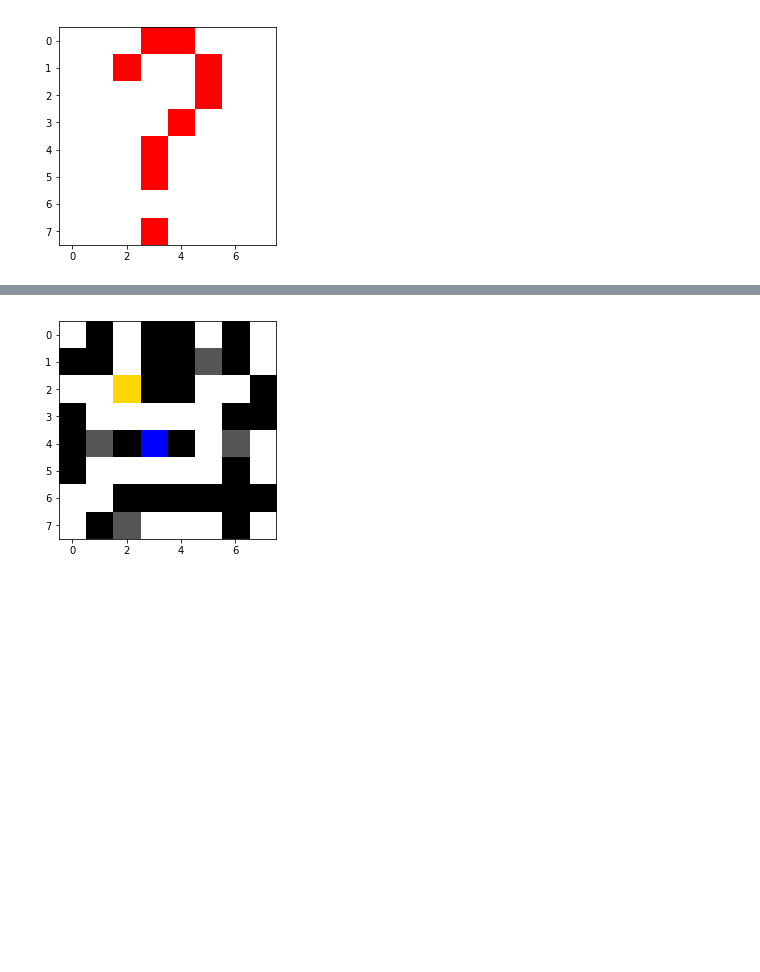
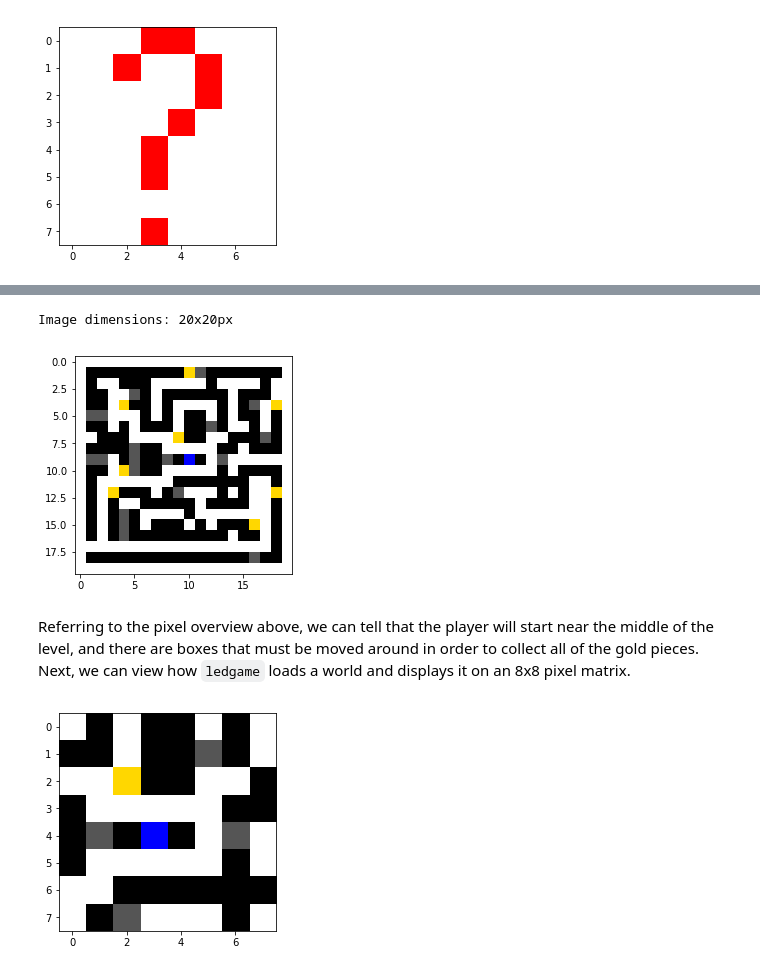
Before and after one commit to gentlemans-club/ledgame, a Jupyter notebook: ledgame.ipynb, the cells around one changed output, grey strips where cells are left out. Drawn from its saved outputs; the diff is of its cells as text; code cells hidden in the pictures; blank space fills up the shorter version.

```diff
--- a/ledgame.ipynb
+++ b/ledgame.ipynb
@@ -110,15 +116,25 @@ TODO: Write about camera functions in `ledgame` :)
 # %%
-from ledgame.character import Character
-from ledgame.world import World
 from os import path, listdir
 
-pi = NotPi(init_pygame=False)
 basepath = path.dirname(path.abspath(ledgame.__file__))
 enabled_levels = path.join(basepath, "levels", "enabled")
 worlds = [
     file for file
     in listdir(enabled_levels)
     if path.isfile(path.join(enabled_levels, file))
 ]
 world_number = 2
+
+def get_level(filename):
+    return path.join(enabled_levels, filename)
+
+img = mpimg.imread(get_level(worlds[world_number]))
+print(f"Image dimensions: {img.shape[0]}x{img.shape[1]}px")
+plt.imshow(img)
+plt.show()
+# %% [output]
+Image dimensions: 20x20px
+[figure, added]
+# %% [markdown]
+Referring to the pixel overview above, we can tell that the player will start near the middle of the level, and there are boxes that must be moved around in order to collect all of the gold pieces. Next, we can view how `ledgame` loads a world and displays it on an 8x8 pixel matrix.
 # %%
```
Also changed, not shown: parts of 7 cells of this notebook.
